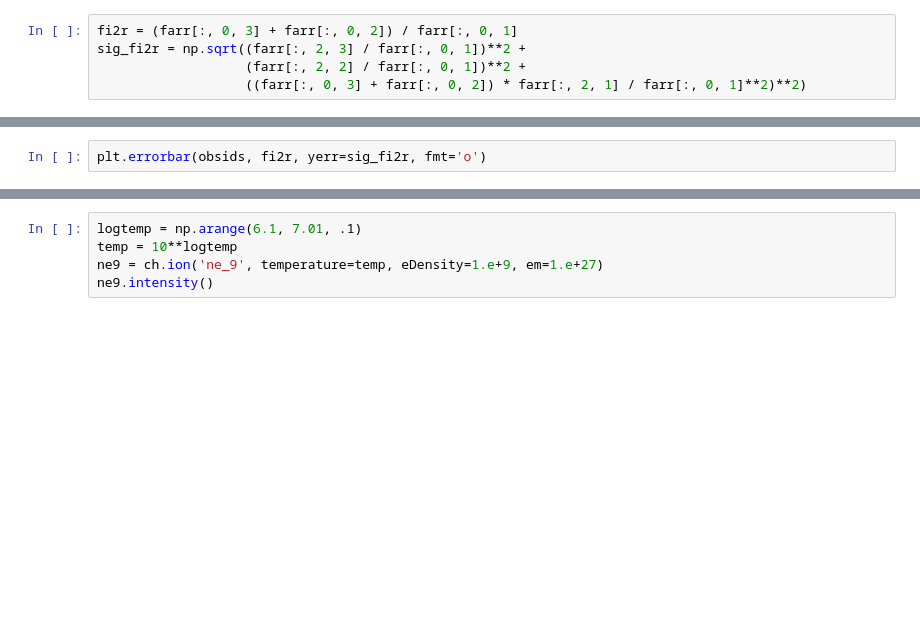
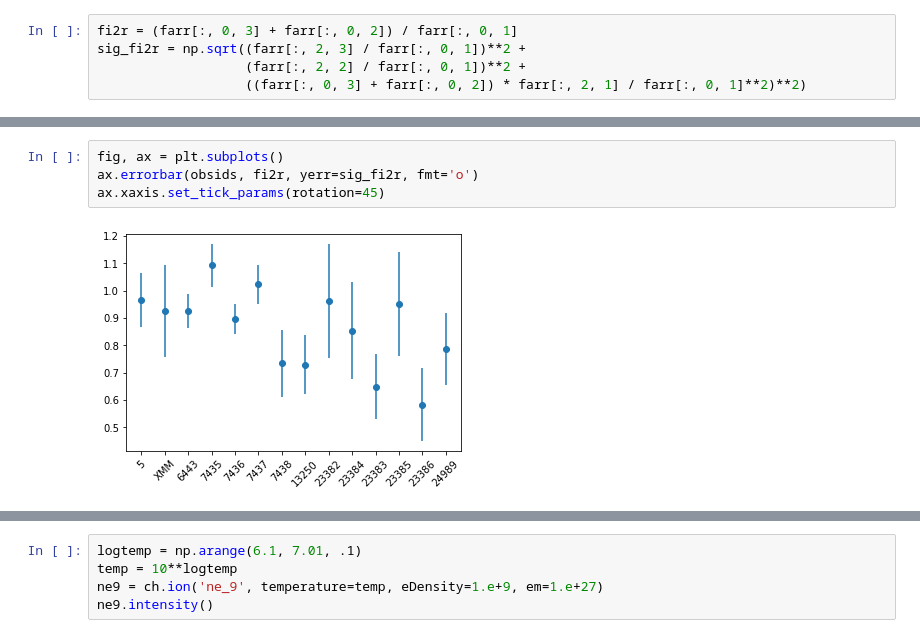
Before and after one commit to hamogu/TWHya, a Jupyter notebook: X-rayvariability.ipynb, the cells around one changed output, grey strips where cells are left out. Cells and saved outputs as stored; diff of their text form; blank space fills up the shorter version.

```diff
--- a/X-rayvariability.ipynb
+++ b/X-rayvariability.ipynb
@@ -198,5 +360,9 @@ plt.errorbar(obsids, f2i, yerr=sig_f2i, fmt='o')
 # %%
-plt.errorbar(obsids, fi2r, yerr=sig_fi2r, fmt='o')
+fig, ax = plt.subplots()
+ax.errorbar(obsids, fi2r, yerr=sig_fi2r, fmt='o')
+ax.xaxis.set_tick_params(rotation=45)
+# %% [output]
+[figure, added]
 # %%
 phabs = ui.xsphabs("phabs")
 phabs.nH = 1
```
Also changed, not shown: parts of 51 cells of this notebook.
